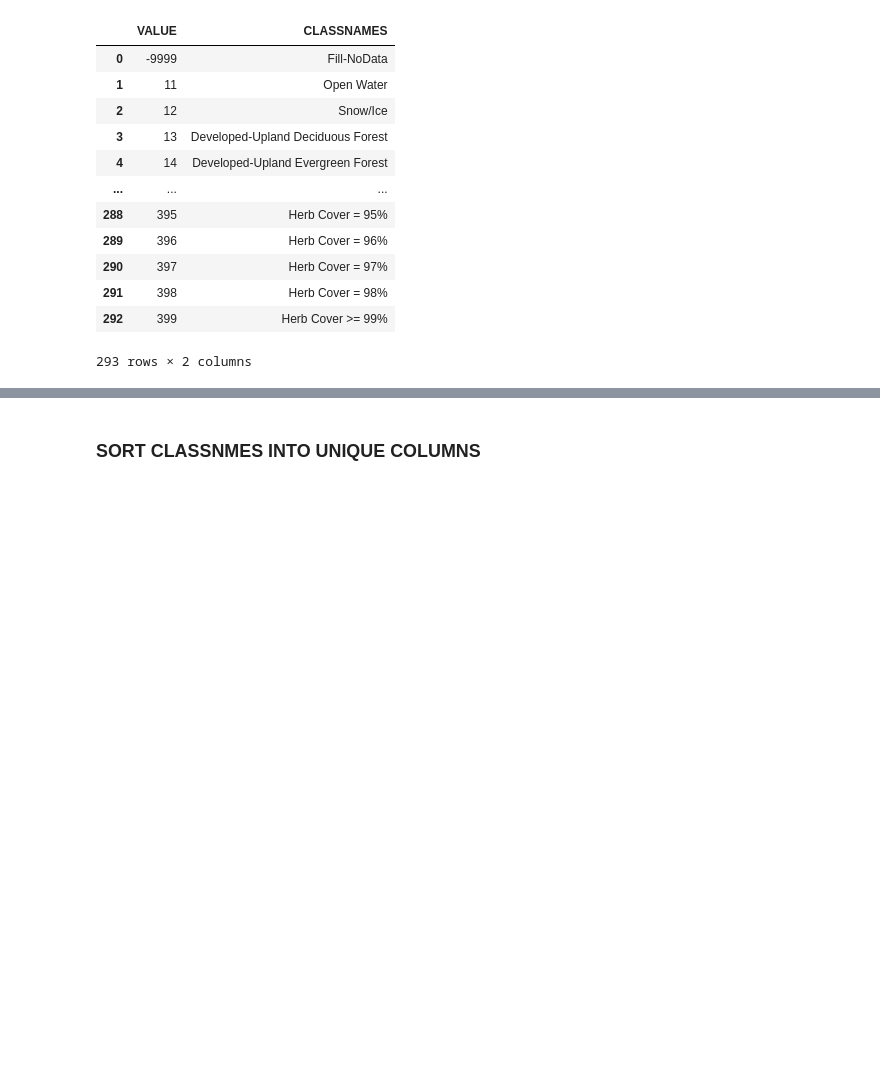
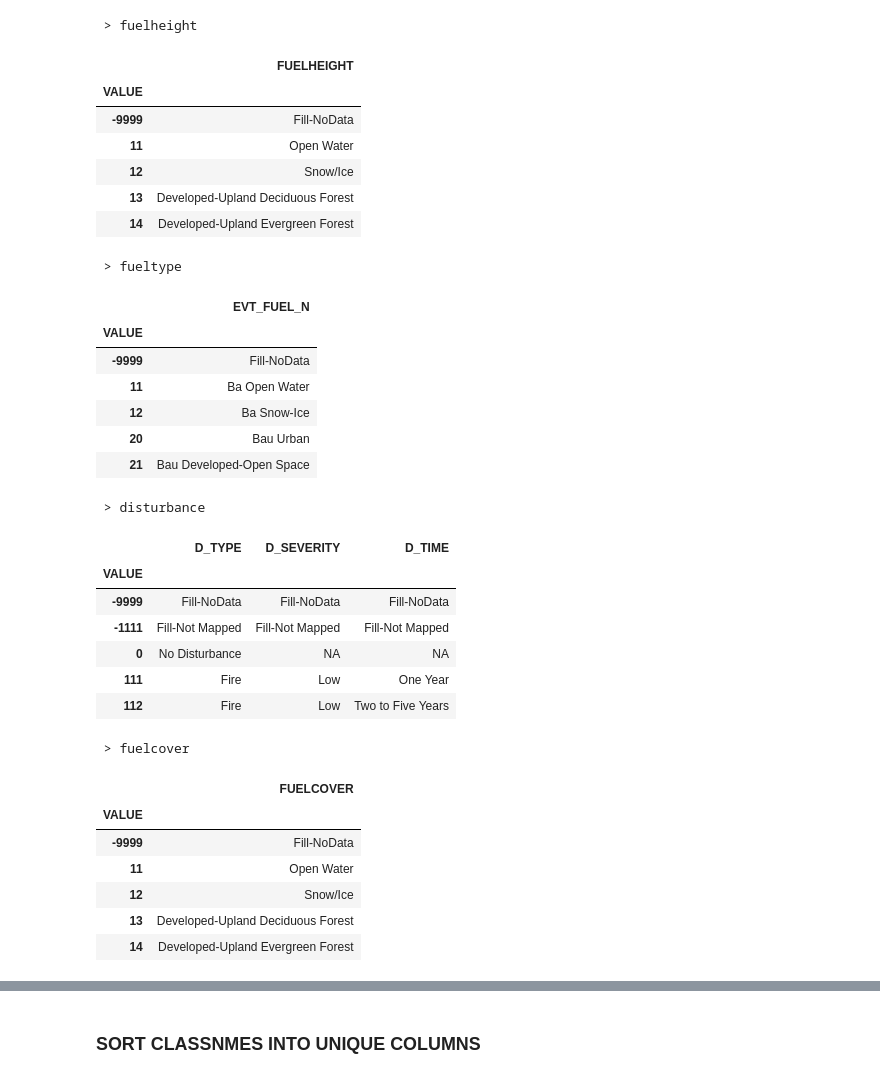
Before and after one commit to a-taylor1/DATA450_Team5, a Jupyter notebook: datamining_project2.ipynb, the cells around one changed output, grey strips where cells are left out. Cells and saved outputs as stored; diff of their text form; code cells hidden in the pictures; blank space fills up the shorter version.

```diff
--- a/datamining_project2.ipynb
+++ b/datamining_project2.ipynb
@@ -35,22 +48,3 @@ import seaborn as sns
 from geopandas import read_file
 
 %matplotlib inline
-# %%
-# IMPORT DATAFRAME OF EV CODES
-key_table:pd.DataFrame = read_file('LF2024_EVC_CONUS.dbf')
-key_table = key_table.drop(columns = ['R', 'G', 'B', 'RED', 'GREEN', 'BLUE'])
-key_table
-# %% [output]
-|  | VALUE | CLASSNAMES |
-| 0 | -9999 | Fill-NoData |
-| 1 | 11 | Open Water |
-| 2 | 12 | Snow/Ice |
-| 3 | 13 | Developed-Upland Deciduous Forest |
-| 4 | 14 | Developed-Upland Evergreen Forest |
-| ... | ... | ... |
-| 288 | 395 | Herb Cover = 95% |
-| 289 | 396 | Herb Cover = 96% |
-| 290 | 397 | Herb Cover = 97% |
-| 291 | 398 | Herb Cover = 98% |
-| 292 | 399 | Herb Cover >= 99% |
-293 rows × 2 columns
@@ -56,0 +53,56 @@ key_table
+# %%
+layer_dirs = os.listdir(DATA_PATH)
+table_dict = {}
+for l in layer_dirs:
+  file_list = os.listdir(f'{DATA_PATH}/{l}')
+  for f in file_list:
+    if f.endswith('.dbf'):
+      df = read_file(f'{DATA_PATH}/{l}/{f}')
+      df = df.drop(columns = ['R', 'G', 'B', 'RED', 'GREEN', 'BLUE'])
+      # Ensure column names are standard strings before renaming
+      df.columns = [str(col) for col in df.columns]
+      df = df.set_index('VALUE')
+      if 'EVH' in df.columns: df = df.drop(columns = ['EVH'])
+      if 'EVT_FUEL' in df.columns: df = df.drop(columns = ['EVT_FUEL'])
+      if 'fuelcover' in f: df.columns = df.columns.to_series().replace({'CLASSNAMES':'FUELCOVER'}).tolist()
+      if 'fuelheight' in f: df.columns = df.columns.to_series().replace({'CLASSNAMES':'FUELHEIGHT'}).tolist()
+
+
+      table_dict[f.replace('_codes.dbf', '')] = df
+
+for k, v in table_dict.items():
+  print(f' > {k}')
+  display( v.head() )
+# %% [output]
+ > fuelheight
+|  | FUELHEIGHT |
+| VALUE |  |
+| -9999 | Fill-NoData |
+| 11 | Open Water |
+| 12 | Snow/Ice |
+| 13 | Developed-Upland Deciduous Forest |
+| 14 | Developed-Upland Evergreen Forest |
+ > fueltype
+|  | EVT_FUEL_N |
+| VALUE |  |
+| -9999 | Fill-NoData |
+| 11 | Ba Open Water |
+| 12 | Ba Snow-Ice |
+| 20 | Bau Urban |
+| 21 | Bau Developed-Open Space |
+ > disturbance
+|  | D_TYPE | D_SEVERITY | D_TIME |
+| VALUE |  |  |  |
+| -9999 | Fill-NoData | Fill-NoData | Fill-NoData |
+| -1111 | Fill-Not Mapped | Fill-Not Mapped | Fill-Not Mapped |
+| 0 | No Disturbance | NA | NA |
+| 111 | Fire | Low | One Year |
+| 112 | Fire | Low | Two to Five Years |
+ > fuelcover
+|  | FUELCOVER |
+| VALUE |  |
+| -9999 | Fill-NoData |
+| 11 | Open Water |
+| 12 | Snow/Ice |
+| 13 | Developed-Upland Deciduous Forest |
+| 14 | Developed-Upland Evergreen Forest |
```
Also changed, not shown: parts of 25 cells of this notebook.
